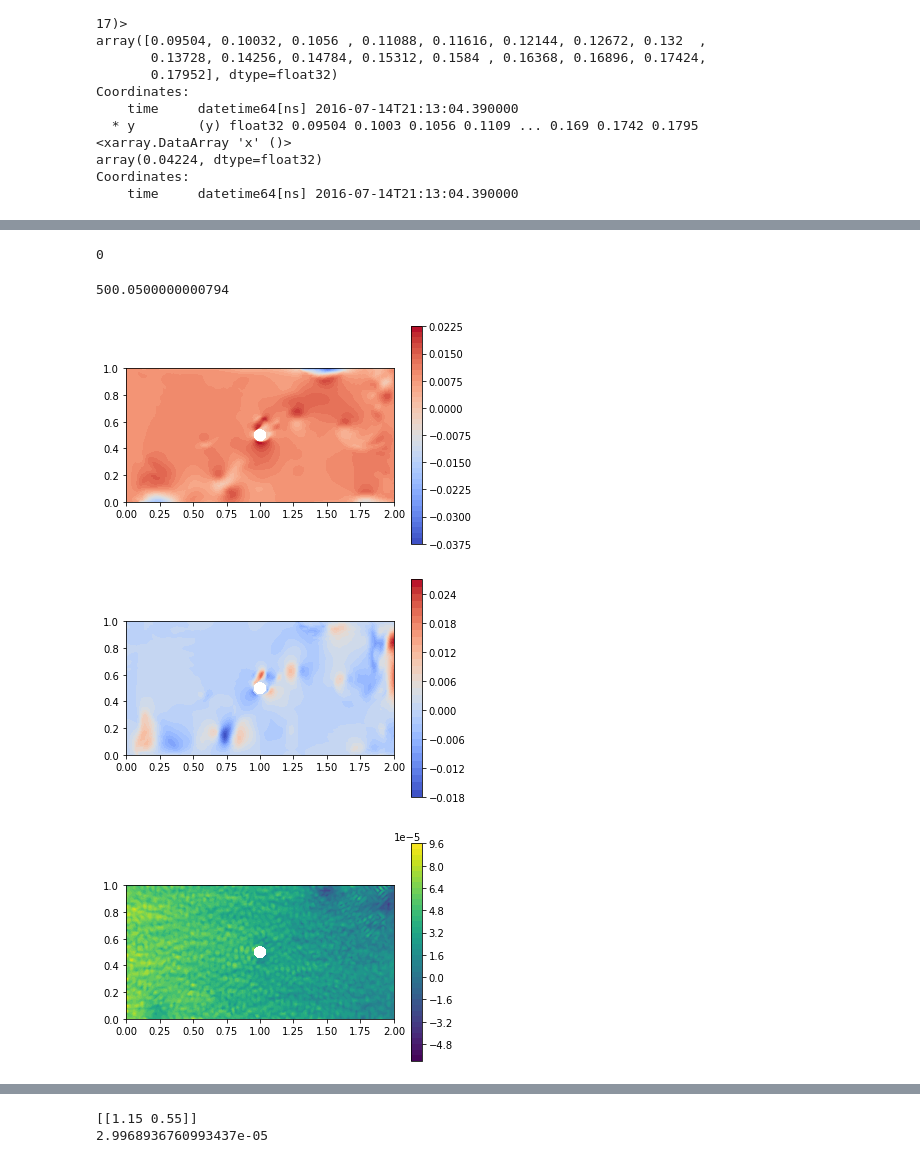
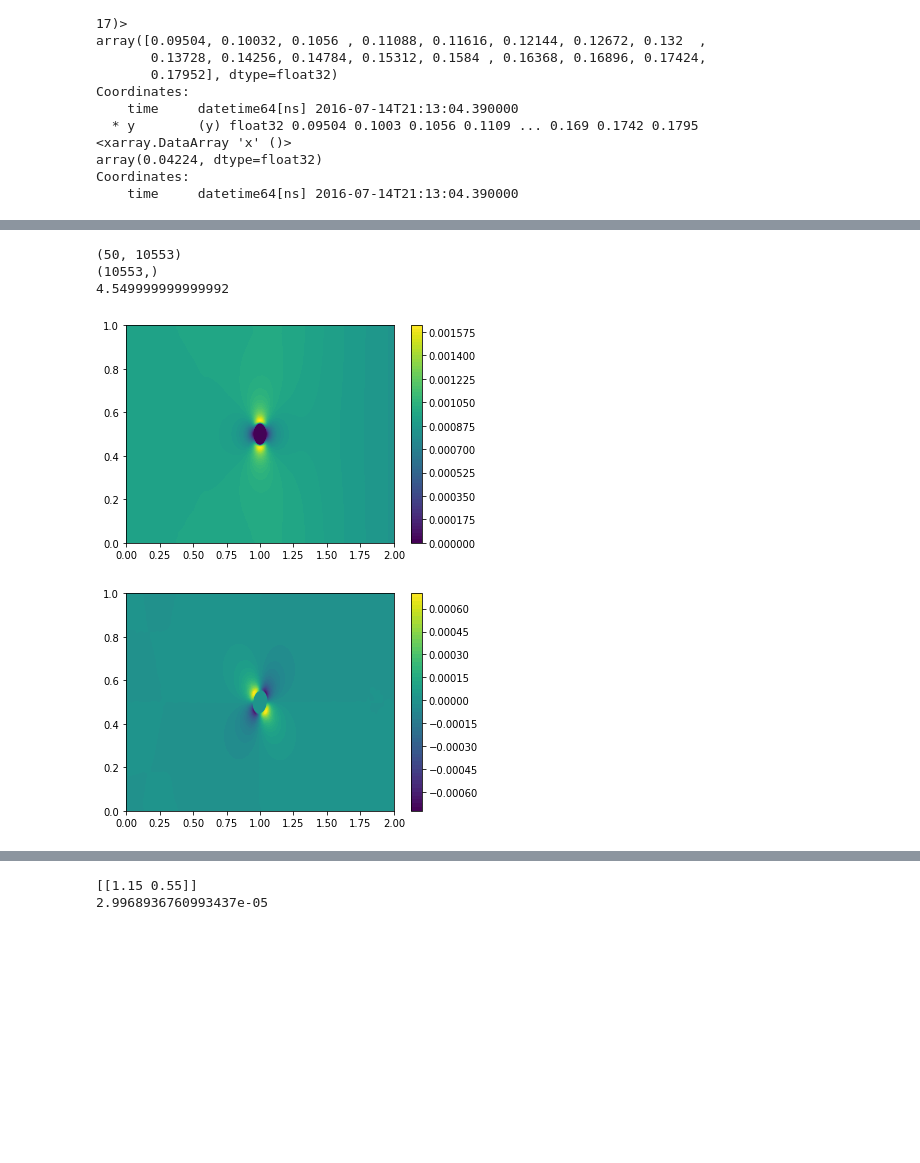
Before and after one commit to connor-duffin/sswfe, a Jupyter notebook: docs/branson-2d-test.ipynb, the cells around one changed output, grey strips where cells are left out. Saved outputs shown, nothing was run; the diff lists cells and outputs as text; code cells hidden in the pictures; blank space fills up the shorter version.

```diff
--- a/docs/branson-2d-test.ipynb
+++ b/docs/branson-2d-test.ipynb
@@ -103,33 +83,29 @@ plt.show()
-# %%
-e = swe.H_space.element()
-print(e.num_sub_elements())
-
-d = swe.W.dofmap()
-# d.dofs()
-# %% [output]
-0
 # %%
-output_file = "../outputs/branson-re-1000-les.h5"
-outputs = fe.HDF5File(MPI.COMM_WORLD, output_file, "r")
-vec_id = "/du/vector_100"
-outputs.read(swe.du, vec_id)
-print(outputs.attributes(vec_id)["timestamp"])
+output_file = "../outputs/branson-run-8-cn-test.h5"
+outputs = h5py.File(output_file, "r")
+
+coords = outputs["x"][:]
+t = outputs["t"][:]
+x, y = coords[:, 0], coords[:, 1]
+u_out = outputs["u"][:]
+v_out = outputs["v"][:]
+outputs.close()
-# %% [output]
-500.0500000000794
 # %%
-u, h = swe.du.split()
-im = fe.plot(u.sub(0), cmap="coolwarm")
+print(u_out.shape)
+print(x.shape)
+
+idx_plot = 45
+print(t[idx_plot])
+im = plt.tricontourf(x, y, u_out[idx_plot, :], 64)
 plt.colorbar(im)
 plt.show()
 
-im = fe.plot(u.sub(1), cmap="coolwarm")
+im = plt.tricontourf(x, y, v_out[idx_plot, :], 64)
 plt.colorbar(im)
 plt.show()
-
-im = fe.plot(h)
-plt.colorbar(im)
-plt.show()
 # %% [output]
+(50, 10553)
+(10553,)
+4.549999999999992
-[figure, old version]
+[figure, new version]
-[figure, old version]
+[figure, new version]
-[figure, removed]
```
Also changed, not shown: parts of 5 cells of this notebook, 1 other file.
